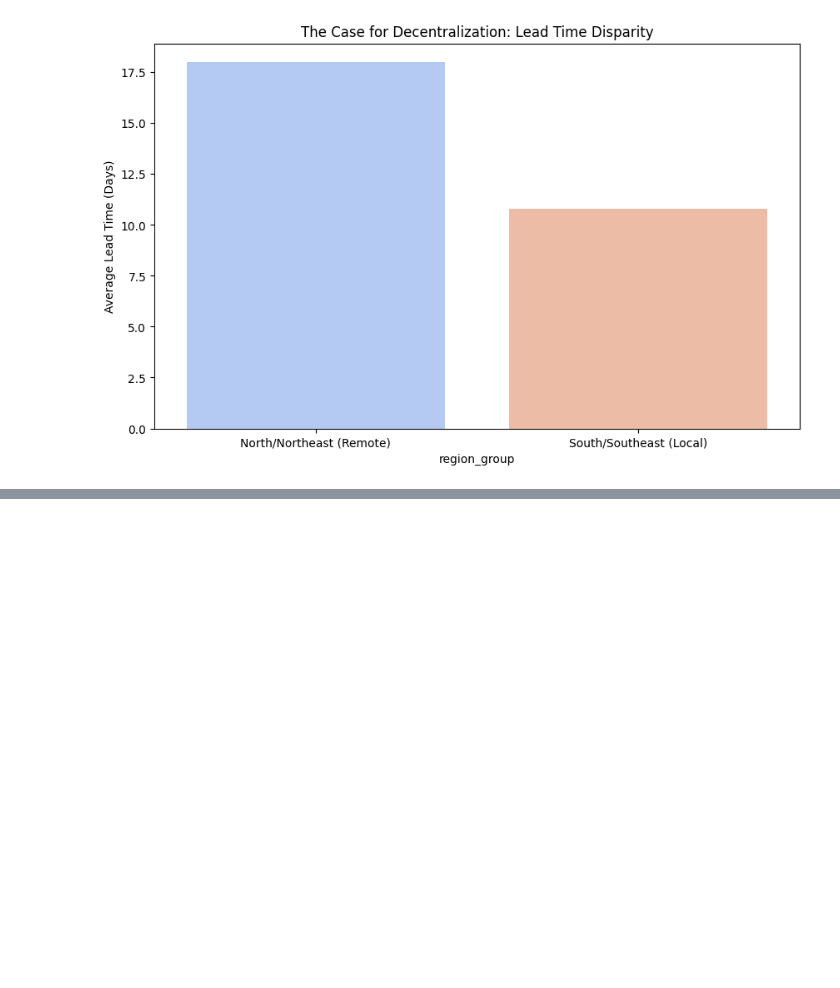
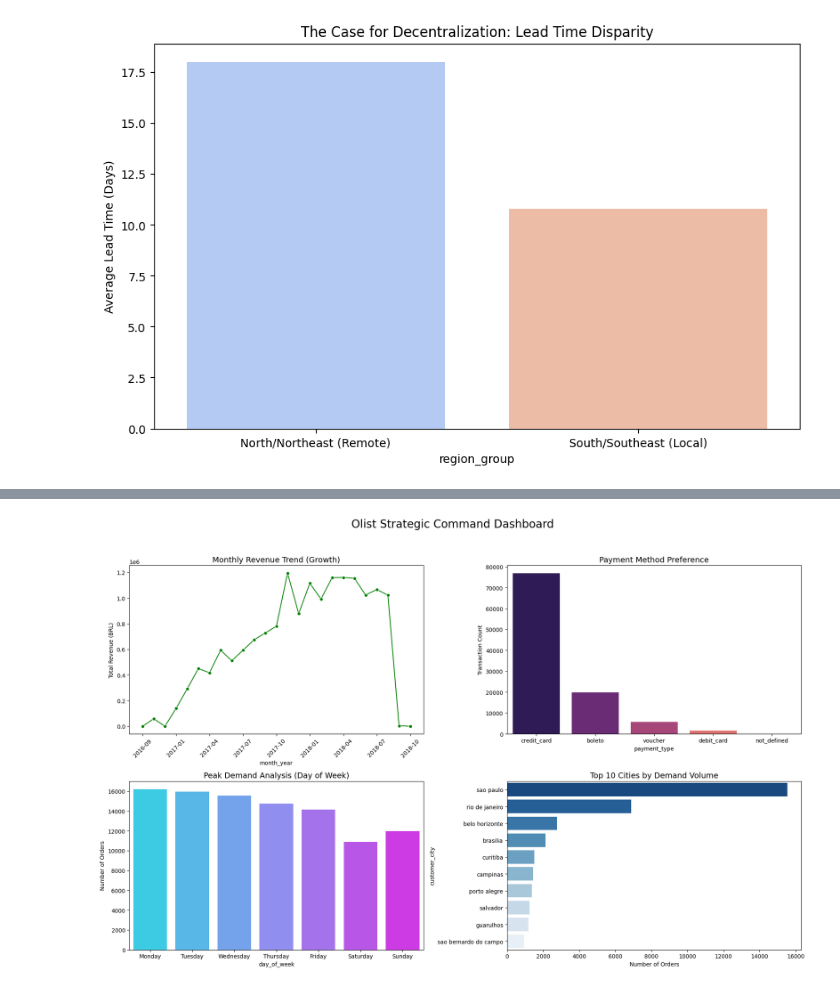
Before and after one commit to KRISHNA2127/Supply-Chain-Analysis, a Jupyter notebook: Olist_Supply_Chain_Optimization.ipynb, the cells around one changed output, grey strips where cells are left out. Saved outputs shown, nothing was run; the diff lists cells and outputs as text; code cells hidden in the pictures; blank space fills up the shorter version.

```diff
--- a/Olist_Supply_Chain_Optimization.ipynb
+++ b/Olist_Supply_Chain_Optimization.ipynb
@@ -397,0 +470,58 @@ Percentage of Remote Orders that are slow: 49.9%
+# %%
+import matplotlib.dates as mdates
+
+# 1. Load Payment Data
+payments = pd.read_csv('payment_info.csv')
+
+# 2. Data Prep for Dashboard
+# A. Monthly Sales Trend (Revenue over time)
+order_payments = payments.groupby('order_id')['payment_value'].sum().reset_index()
+sales_data = pd.merge(orders, order_payments, on='order_id')
+
+sales_data['month_year'] = sales_data['order_purchase_timestamp'].dt.to_period('M')
+monthly_sales = sales_data.groupby('month_year')['payment_value'].sum().reset_index()
+
+monthly_sales['month_year'] = monthly_sales['month_year'].astype(str)
+
+# B. Payment Method Distribution
+payment_types = payments['payment_type'].value_counts()
+
+# C. Orders by Day of Week
+sales_data['day_of_week'] = sales_data['order_purchase_timestamp'].dt.day_name()
+
+days_order = ['Monday', 'Tuesday', 'Wednesday', 'Thursday', 'Friday', 'Saturday', 'Sunday']
+day_counts = sales_data['day_of_week'].value_counts().reindex(days_order)
+
+# D. Top 10 Customer Cities (Demand Density)
+city_counts = customers['customer_city'].value_counts().head(10)
+
+# 3. Generate The Dashboard
+fig, axes = plt.subplots(2, 2, figsize=(18, 12))
+fig.suptitle('Olist Strategic Command Dashboard', fontsize=20)
+
+sns.lineplot(ax=axes[0, 0], data=monthly_sales, x='month_year', y='payment_value', marker='o', color='green')
+axes[0, 0].set_title('Monthly Revenue Trend (Growth)', fontsize=14)
+axes[0, 0].set_ylabel('Total Revenue (BRL)')
+axes[0, 0].tick_params(axis='x', rotation=45)
+
+axes[0, 0].xaxis.set_major_locator(plt.MaxNLocator(10))
+
+# Plot 2: Payment Method Distribution (Bar Chart)
+sns.barplot(ax=axes[0, 1], x=payment_types.index, y=payment_types.values, palette='magma')
+axes[0, 1].set_title('Payment Method Preference', fontsize=14)
+axes[0, 1].set_ylabel('Transaction Count')
+
+# Plot 3: Demand by Day of Week (Bar Chart)
+sns.barplot(ax=axes[1, 0], x=day_counts.index, y=day_counts.values, palette='cool')
+axes[1, 0].set_title('Peak Demand Analysis (Day of Week)', fontsize=14)
+axes[1, 0].set_ylabel('Number of Orders')
+
+# Plot 4: Top 10 Customer Cities (Bar Chart)
+sns.barplot(ax=axes[1, 1], x=city_counts.values, y=city_counts.index, palette='Blues_r')
+axes[1, 1].set_title('Top 10 Cities by Demand Volume', fontsize=14)
+axes[1, 1].set_xlabel('Number of Orders')
+
+plt.tight_layout(rect=[0, 0.03, 1, 0.95]) # Adjust layout to make room for suptitle
+plt.show()
+# %% [output]
+[figure, added]
```
Also changed, not shown: parts of 6 cells of this notebook.
